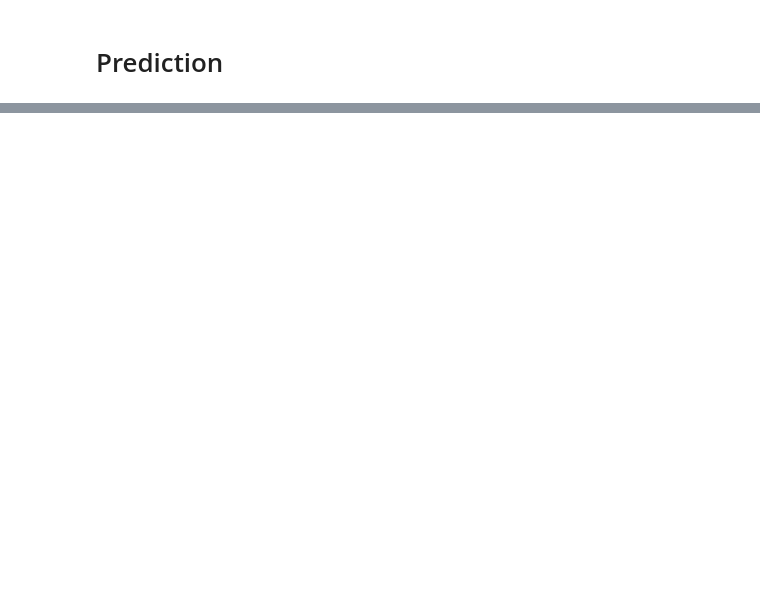
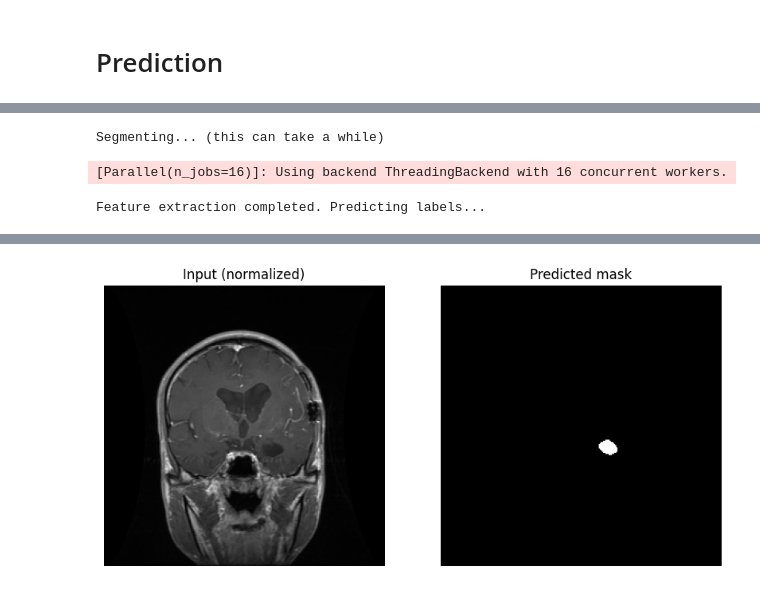
Before and after one commit to Garchompz/cv-brain-tumor-classification-segmentation, a Jupyter notebook: Kelompok_17_Brain_Tumor_Classification_and_Segmentation.ipynb, the cells around one changed output, grey strips where cells are left out. Cells and saved outputs as stored; diff of their text form; code cells hidden in the pictures; blank space fills up the shorter version.

Commit message:
Part 1 commit varied data

```diff
--- a/Kelompok_17_Brain_Tumor_Classification_and_Segmentation.ipynb
+++ b/Kelompok_17_Brain_Tumor_Classification_and_Segmentation.ipynb
@@ -488,0 +529,25 @@ Feature extraction completed. Predicting labels...
+# %%
+img_bgr = cv2.imread('data/Glioma/209.png')
+img_gray = cv2.cvtColor(img_bgr, cv2.COLOR_BGR2GRAY)
+img_resized = cv2.resize(img_gray, TARGET_SIZE)
+
+# apply z-score normalization then min-max (same as dataset pipeline)
+img_z = z_score_normalize(img_resized)
+img_norm = cv2.normalize(img_z, None, alpha=0, beta=1, norm_type=cv2.NORM_MINMAX)
+
+print("Segmenting... (this can take a while)")
+
+mask_pred = segment_image_proba(img_norm, rf_seg, patch_size=7)
+
+
+# show input and predicted mask
+fig, ax = plt.subplots(1,2, figsize=(10,5))
+ax[0].imshow(img_norm, cmap='gray')
+ax[0].set_title('Input (normalized)'); ax[0].axis('off')
+ax[1].imshow(mask_pred, cmap='gray')
+ax[1].set_title('Predicted mask'); ax[1].axis('off')
+plt.show()
+# %% [output]
+Segmenting... (this can take a while)
+[Parallel(n_jobs=16)]: Using backend ThreadingBackend with 16 concurrent workers.
+Feature extraction completed. Predicting labels...
@@ -488,0 +556 @@ Feature extraction completed. Predicting labels...
+[figure, added]
```
Also changed, not shown: parts of 22 cells of this notebook, 8 other files.
